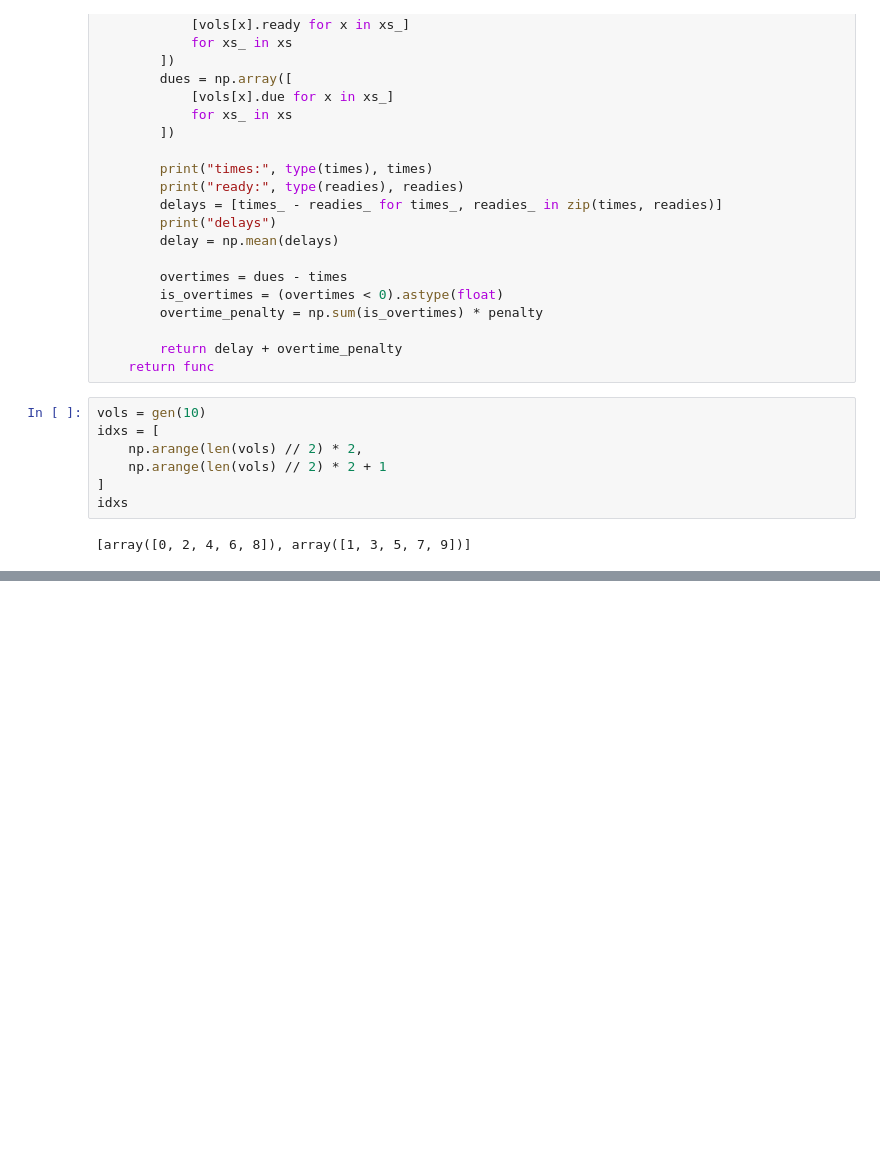
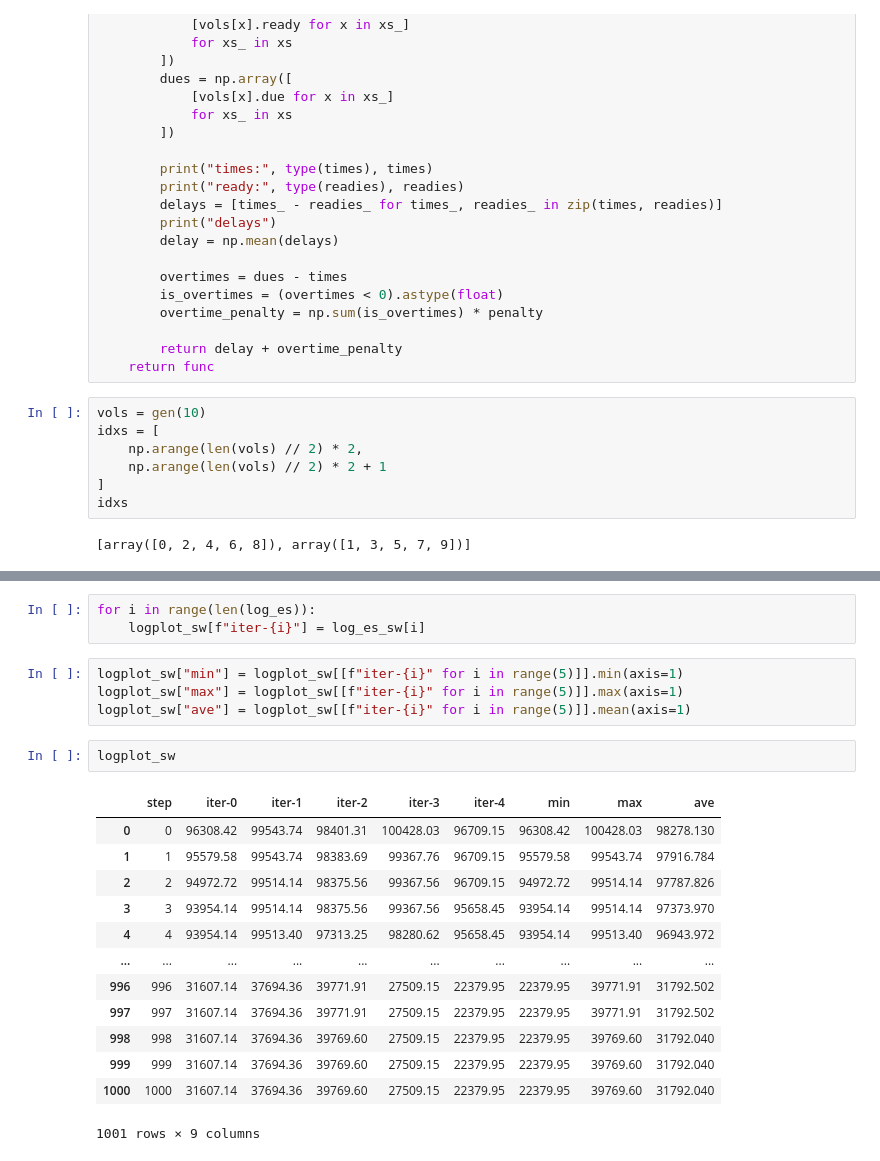
Before and after one commit to xikasan/xatm, a Jupyter notebook: dev/qa/multi-metropolis.ipynb, the cells around one changed output, grey strips where cells are left out. Cells and saved outputs as stored; diff of their text form; blank space fills up the shorter version.

```diff
--- a/dev/qa/multi-metropolis.ipynb
+++ b/dev/qa/multi-metropolis.ipynb
@@ -259,0 +270,23 @@ vols.to_dataframe()
+# %%
+for i in range(len(log_es)):
+    logplot_sw[f"iter-{i}"] = log_es_sw[i]
+# %%
+logplot_sw["min"] = logplot_sw[[f"iter-{i}" for i in range(5)]].min(axis=1)
+logplot_sw["max"] = logplot_sw[[f"iter-{i}" for i in range(5)]].max(axis=1)
+logplot_sw["ave"] = logplot_sw[[f"iter-{i}" for i in range(5)]].mean(axis=1)
+# %%
+logplot_sw
+# %% [output]
+|  | step | iter-0 | iter-1 | iter-2 | iter-3 | iter-4 | min | max | ave |
+| 0 | 0 | 96308.42 | 99543.74 | 98401.31 | 100428.03 | 96709.15 | 96308.42 | 100428.03 | 98278.130 |
+| 1 | 1 | 95579.58 | 99543.74 | 98383.69 | 99367.76 | 96709.15 | 95579.58 | 99543.74 | 97916.784 |
+| 2 | 2 | 94972.72 | 99514.14 | 98375.56 | 99367.56 | 96709.15 | 94972.72 | 99514.14 | 97787.826 |
+| 3 | 3 | 93954.14 | 99514.14 | 98375.56 | 99367.56 | 95658.45 | 93954.14 | 99514.14 | 97373.970 |
+| 4 | 4 | 93954.14 | 99513.40 | 97313.25 | 98280.62 | 95658.45 | 93954.14 | 99513.40 | 96943.972 |
+| ... | ... | ... | ... | ... | ... | ... | ... | ... | ... |
+| 996 | 996 | 31607.14 | 37694.36 | 39771.91 | 27509.15 | 22379.95 | 22379.95 | 39771.91 | 31792.502 |
+| 997 | 997 | 31607.14 | 37694.36 | 39771.91 | 27509.15 | 22379.95 | 22379.95 | 39771.91 | 31792.502 |
+| 998 | 998 | 31607.14 | 37694.36 | 39769.60 | 27509.15 | 22379.95 | 22379.95 | 39769.60 | 31792.040 |
+| 999 | 999 | 31607.14 | 37694.36 | 39769.60 | 27509.15 | 22379.95 | 22379.95 | 39769.60 | 31792.040 |
+| 1000 | 1000 | 31607.14 | 37694.36 | 39769.60 | 27509.15 | 22379.95 | 22379.95 | 39769.60 | 31792.040 |
+1001 rows × 9 columns
```
Also changed, not shown: parts of 12 cells of this notebook, 2 other files.
